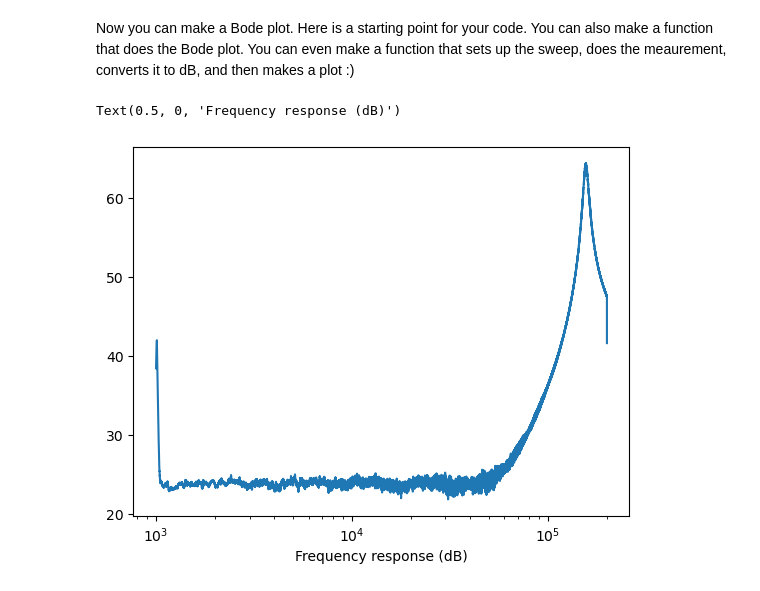
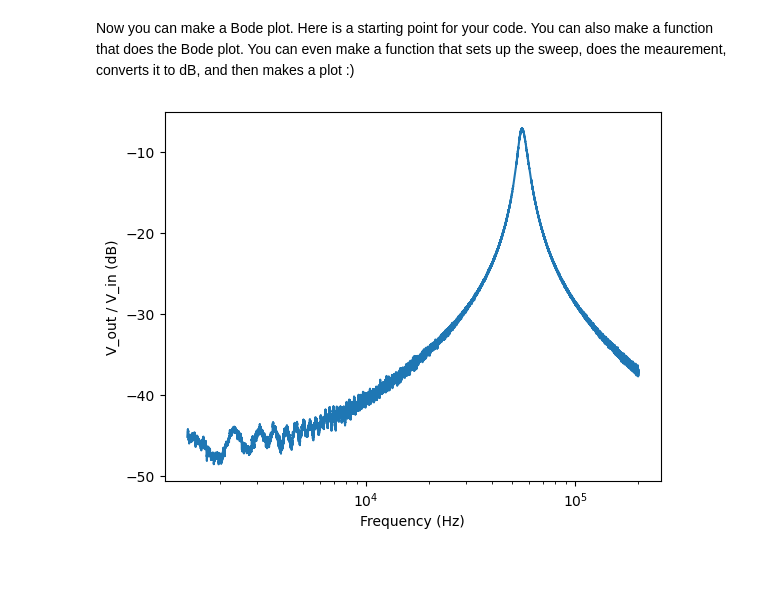
Before and after one commit to SHoogeman/Snaar-Proef, a Jupyter notebook: lab session notebooks/TN2211 Session 05.ipynb, the cells around one changed output. Saved outputs shown, nothing was run; the diff lists cells and outputs as text; code cells hidden in the pictures.

```diff
--- a/lab session notebooks/TN2211 Session 05.ipynb
+++ b/lab session notebooks/TN2211 Session 05.ipynb
@@ -288,24 +295,20 @@ plt.plot(t, v_amp, c='red')
 # %% [markdown]
 Now you can make a Bode plot. Here is a starting point for your code. You can also make a function that does the Bode plot. You can even make a function that sets up the sweep, does the meaurement, converts it to dB, and then makes a plot :)
-# %%
-# For a Bode plot, convert this in dB relative the voltage
-# applied on your generator
-
-v_gen_ptp = 1
-v_gen_amp = v_gen_ptp / 2
-
-v_ratio = ...
-dB = ...
-
-plt.plot(f, dB)
-plt.xscale("log")
-plt.xlabel("Frequency response (dB)")
-plt.xlabel("...")
-plt.xlim(...,...) # you may want to zoom in a bit
-
-theory = ...
-plot.plot(f, theory)
-...
-# %% [output]
-Text(0.5, 0, 'Frequency response (dB)')
-[figure, removed]
+# %%
+# For a Bode plot, convert this in dB relative the voltage
+# applied on your generator
+
+v_gen_ptp = 1
+v_gen_amp = v_gen_ptp / 2
+
+v_ratio = v_amp/v_gen_amp
+dB = 20*np.log10(v_ratio)
+
+plt.plot(f, dB)
+plt.xscale("log")
+plt.ylabel("V_out / V_in (dB)")
+plt.xlabel("Frequency (Hz)")
+#plt.xlim(...,...) # you may want to zoom in a bit
+plt.show()
+# %% [output]
+[figure, added]
```
Also changed, not shown: parts of 13 cells of this notebook.
